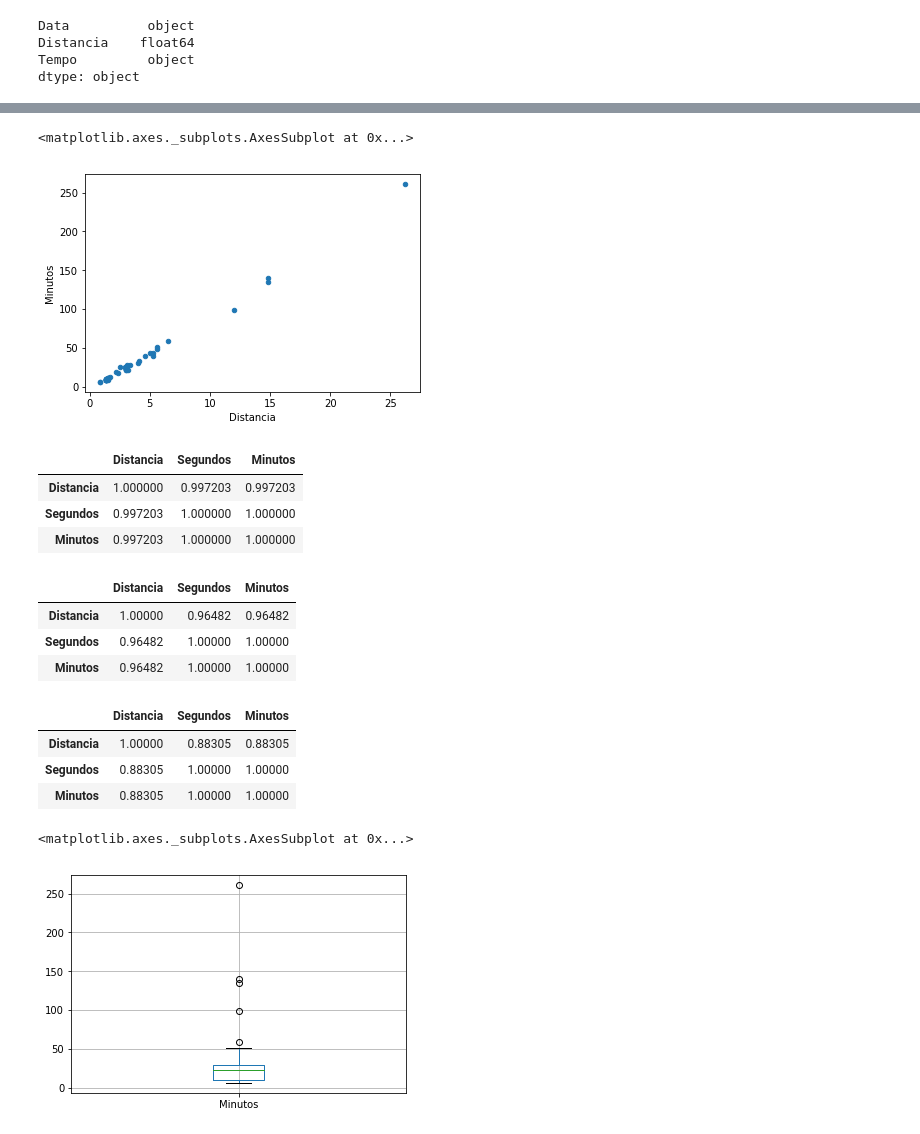
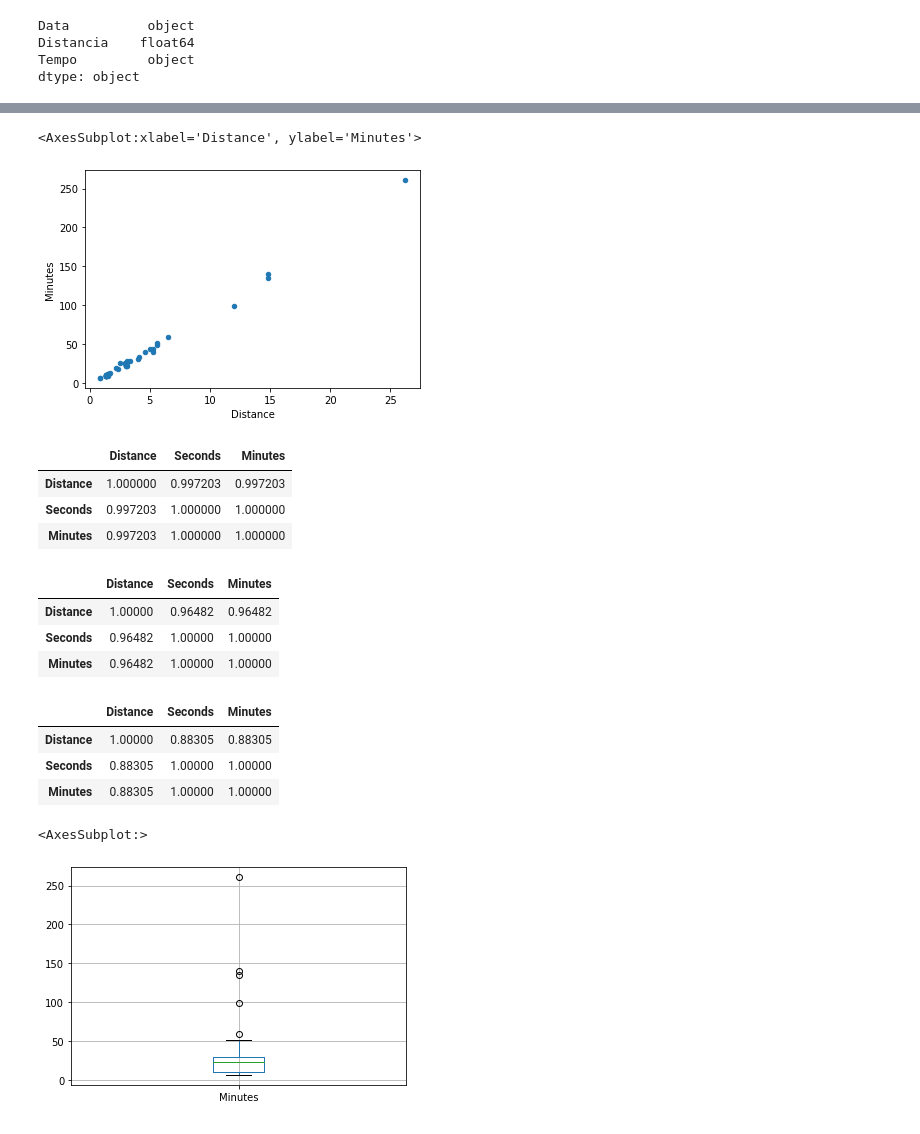
Before and after one commit to Anello92/organization_visualization_python, a Jupyter notebook: Exploratory-Data-Analysis-Pt2.ipynb, the cells around one changed output, grey strips where cells are left out. Drawn from its saved outputs; the diff is of its cells as text; code cells hidden in the pictures.

```diff
--- a/Exploratory-Data-Analysis-Pt2.ipynb
+++ b/Exploratory-Data-Analysis-Pt2.ipynb
@@ -29,6 +29,8 @@ Tempo         object
 dtype: object
 # %%
 df = pd.read_csv('data/dataframe_saved_v1.csv', parse_dates = ['Date'])
+cols = ['Date', 'Distance', 'Time']
+df.colums = cols
 # %%
 df.head()
 # %% [output]
@@ -138,34 +140,34 @@ df.fillna(0).describe()
 # %%
 df.plot(x = 'Distance', y = 'Minutes', kind = 'scatter')
 # %% [output]
-<matplotlib.axes._subplots.AxesSubplot at 0x...>
+<AxesSubplot:xlabel='Distance', ylabel='Minutes'>
-[figure, old version]
+[figure, new version]
 # %%
 df.corr()
 # %% [output]
-|  | Distancia | Segundos | Minutos |
-| Distancia | 1.000000 | 0.997203 | 0.997203 |
-| Segundos | 0.997203 | 1.000000 | 1.000000 |
-| Minutos | 0.997203 | 1.000000 | 1.000000 |
+|  | Distance | Seconds | Minutes |
+| Distance | 1.000000 | 0.997203 | 0.997203 |
+| Seconds | 0.997203 | 1.000000 | 1.000000 |
+| Minutes | 0.997203 | 1.000000 | 1.000000 |
 # %%
 df.corr(method = 'spearman')
 # %% [output]
-|  | Distancia | Segundos | Minutos |
-| Distancia | 1.00000 | 0.96482 | 0.96482 |
-| Segundos | 0.96482 | 1.00000 | 1.00000 |
-| Minutos | 0.96482 | 1.00000 | 1.00000 |
+|  | Distance | Seconds | Minutes |
+| Distance | 1.00000 | 0.96482 | 0.96482 |
+| Seconds | 0.96482 | 1.00000 | 1.00000 |
+| Minutes | 0.96482 | 1.00000 | 1.00000 |
 # %%
 df.corr(method = 'kendall')
 # %% [output]
-|  | Distancia | Segundos | Minutos |
-| Distancia | 1.00000 | 0.88305 | 0.88305 |
-| Segundos | 0.88305 | 1.00000 | 1.00000 |
-| Minutos | 0.88305 | 1.00000 | 1.00000 |
+|  | Distance | Seconds | Minutes |
+| Distance | 1.00000 | 0.88305 | 0.88305 |
+| Seconds | 0.88305 | 1.00000 | 1.00000 |
+| Minutes | 0.88305 | 1.00000 | 1.00000 |
 # %%
-df.boxplot('Minutos', return_type = 'axes')
+df.boxplot('Minutes', return_type = 'axes')
 # %% [output]
-<matplotlib.axes._subplots.AxesSubplot at 0x...>
+<AxesSubplot:>
-[figure, old version]
+[figure, new version]
 # %%
 df['Min_Per_Km'] = df['Minutes'] / df['Distance']
 # %%
```
Also changed, not shown: parts of 25 cells of this notebook.
